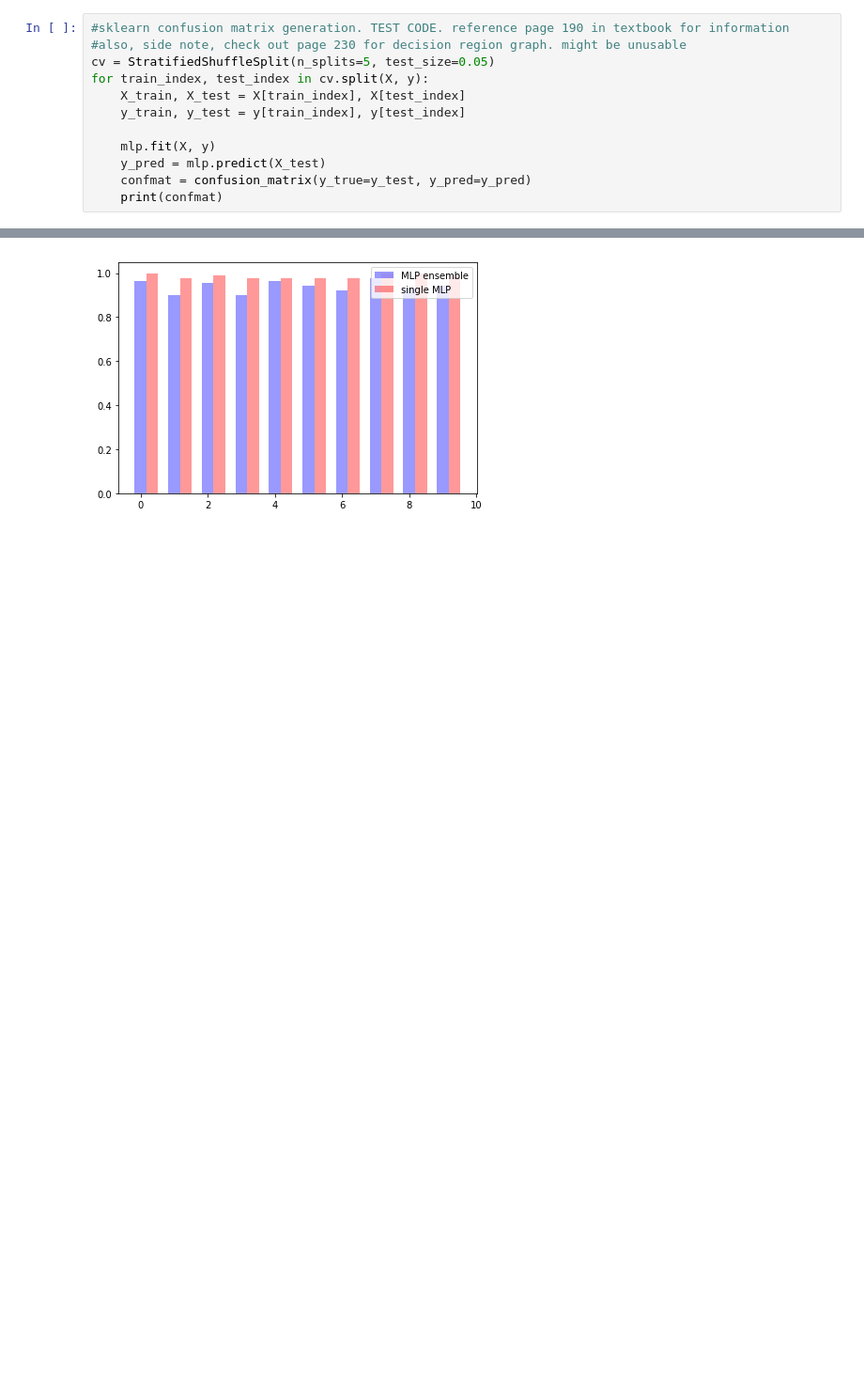
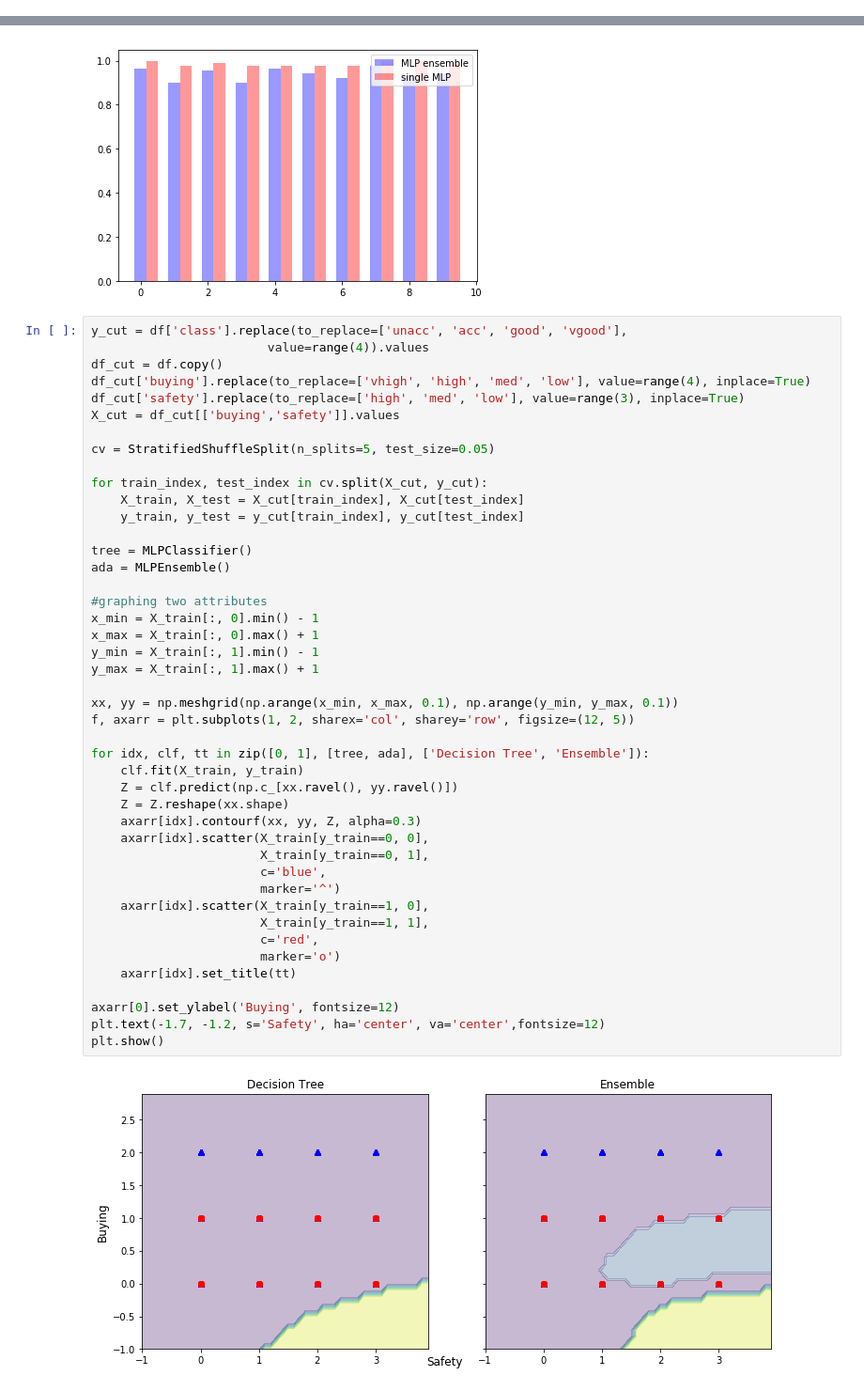
Before and after one commit to LukeWood/LightningMcQueenClassification, a Jupyter notebook: Lab6-Main.ipynb, the cells around one changed output, grey strips where cells are left out. Shown at 94% size. Cells and saved outputs as stored; diff of their text form; blank space fills up the shorter version.

Commit message:
added basic region boundary graph

```diff
--- a/Lab6-Main.ipynb
+++ b/Lab6-Main.ipynb
@@ -305,15 +305,3 @@ plt.show()
 Exceptional Work (10 points total)
 You have free reign to provide additional analyses.
 One idea: add randomized feature selection to your bagging or boosting models
-# %%
-#sklearn confusion matrix generation. TEST CODE. reference page 190 in textbook for information
-#also, side note, check out page 230 for decision region graph. might be unusable
-cv = StratifiedShuffleSplit(n_splits=5, test_size=0.05)
-for train_index, test_index in cv.split(X, y):
-    X_train, X_test = X[train_index], X[test_index]
-    y_train, y_test = y[train_index], y[test_index]
-
-    mlp.fit(X, y)
-    y_pred = mlp.predict(X_test)
-    confmat = confusion_matrix(y_true=y_test, y_pred=y_pred)
-    print(confmat)
@@ -381,3 +348,49 @@ def plot_side_by_side(y1, y2, label1, label2):
 plot_side_by_side(ensemble_scores, mlp_scores, 'MLP ensemble', 'single MLP')
 # %% [output]
 [figure]
+# %%
+y_cut = df['class'].replace(to_replace=['unacc', 'acc', 'good', 'vgood'],
+                        value=range(4)).values
+df_cut = df.copy()
+df_cut['buying'].replace(to_replace=['vhigh', 'high', 'med', 'low'], value=range(4), inplace=True)
+df_cut['safety'].replace(to_replace=['high', 'med', 'low'], value=range(3), inplace=True)
+X_cut = df_cut[['buying','safety']].values
+
+cv = StratifiedShuffleSplit(n_splits=5, test_size=0.05)
+
+for train_index, test_index in cv.split(X_cut, y_cut):
+    X_train, X_test = X_cut[train_index], X_cut[test_index]
+    y_train, y_test = y_cut[train_index], y_cut[test_index]
+
+tree = MLPClassifier()
+ada = MLPEnsemble()
+
+#graphing two attributes
+x_min = X_train[:, 0].min() - 1
+x_max = X_train[:, 0].max() + 1
+y_min = X_train[:, 1].min() - 1
+y_max = X_train[:, 1].max() + 1
+
+xx, yy = np.meshgrid(np.arange(x_min, x_max, 0.1), np.arange(y_min, y_max, 0.1))
+f, axarr = plt.subplots(1, 2, sharex='col', sharey='row', figsize=(12, 5))
+
+for idx, clf, tt in zip([0, 1], [tree, ada], ['Decision Tree', 'Ensemble']):
+    clf.fit(X_train, y_train)
+    Z = clf.predict(np.c_[xx.ravel(), yy.ravel()])
+    Z = Z.reshape(xx.shape)
+    axarr[idx].contourf(xx, yy, Z, alpha=0.3)
+    axarr[idx].scatter(X_train[y_train==0, 0],
+                       X_train[y_train==0, 1],
+                       c='blue',
+                       marker='^')
+    axarr[idx].scatter(X_train[y_train==1, 0],
+                       X_train[y_train==1, 1],
+                       c='red',
+                       marker='o')
+    axarr[idx].set_title(tt)
+
+axarr[0].set_ylabel('Buying', fontsize=12)
+plt.text(-1.7, -1.2, s='Safety', ha='center', va='center',fontsize=12)
+plt.show()
+# %% [output]
+[figure, added]
```
Also changed, not shown: parts of 1 cell of this notebook.
